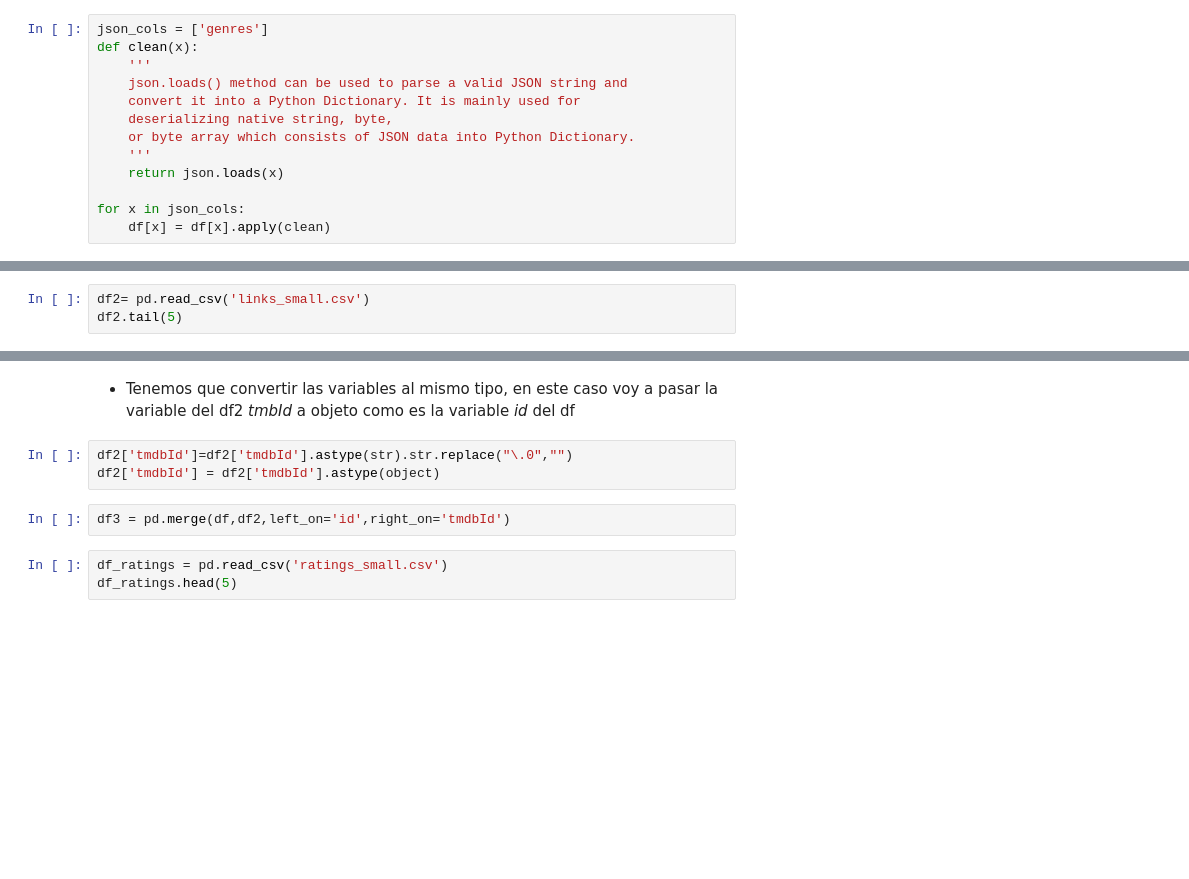
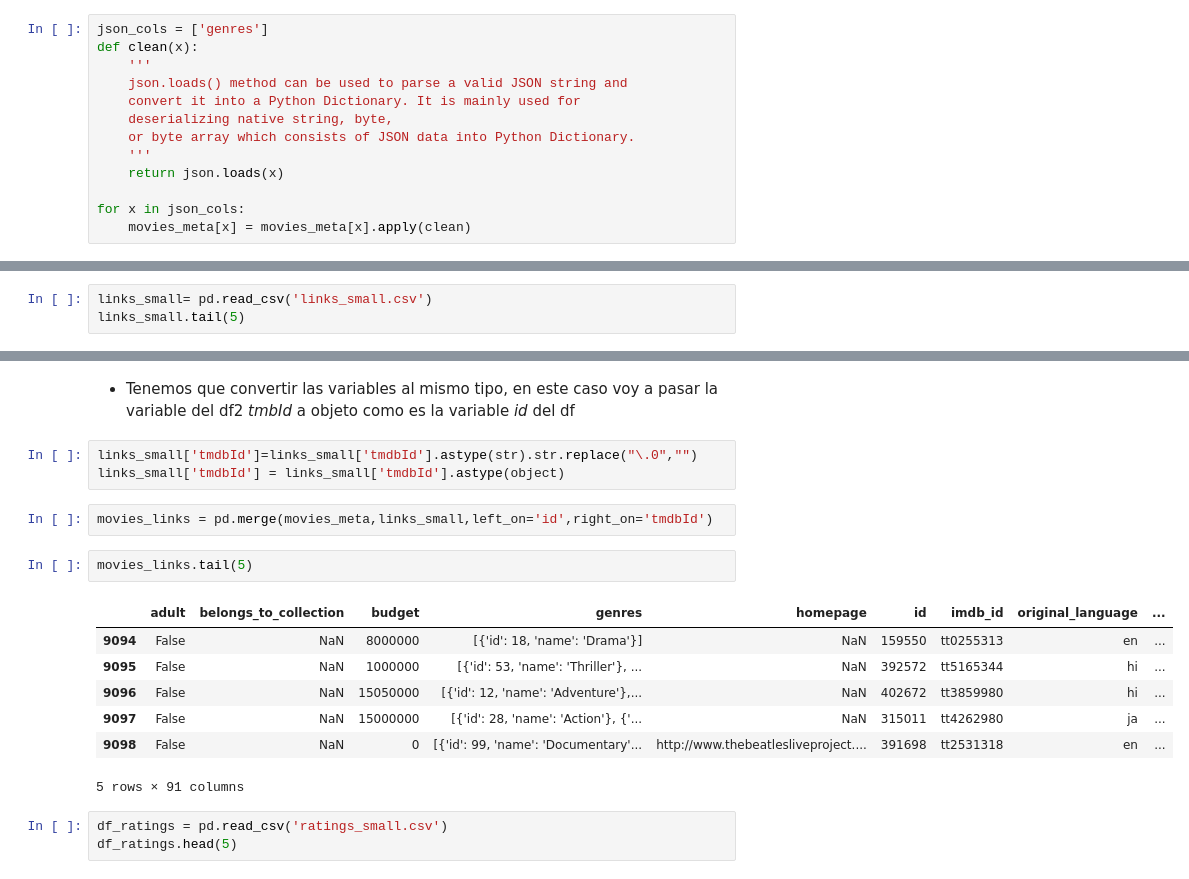
Before and after one commit to BorisRendon/EML_Lab7, a Jupyter notebook: Recomendaciones.ipynb, the cells around one changed output, grey strips where cells are left out. Cells and saved outputs as stored; diff of their text form; blank space fills up the shorter version.

```diff
--- a/Recomendaciones.ipynb
+++ b/Recomendaciones.ipynb
@@ -44,7 +47,7 @@ def clean(x):
     return json.loads(x)
 
 for x in json_cols:
-    df[x] = df[x].apply(clean)
+    movies_meta[x] = movies_meta[x].apply(clean)
 # %%
 def new_json2(x):
 
@@ -90,8 +86,8 @@ Index(['adult', 'belongs_to_collection', 'budget', 'genres', 'homepage', 'id',
 ### Ahora vamos a mezclar los datasets
 * esto con el objetivo de poder tener nuestra data unificada
 # %%
-df2= pd.read_csv('links_small.csv')
-df2.tail(5)
+links_small= pd.read_csv('links_small.csv')
+links_small.tail(5)
 # %% [output]
 |  | movieId | imdbId | tmdbId |
 | 9120 | 162672 | 3859980 | 402672.000000 |
@@ -124,10 +120,20 @@ dtype: object
 # %% [markdown]
 * Tenemos que convertir las variables al mismo tipo, en este caso voy a pasar la variable del df2 *tmbId* a objeto como es la variable *id* del df
 # %%
-df2['tmdbId']=df2['tmdbId'].astype(str).str.replace("\.0","")
-df2['tmdbId'] = df2['tmdbId'].astype(object)
+links_small['tmdbId']=links_small['tmdbId'].astype(str).str.replace("\.0","")
+links_small['tmdbId'] = links_small['tmdbId'].astype(object)
 # %%
-df3 = pd.merge(df,df2,left_on='id',right_on='tmdbId')
+movies_links = pd.merge(movies_meta,links_small,left_on='id',right_on='tmdbId')
+# %%
+movies_links.tail(5)
+# %% [output]
+|  | adult | belongs_to_collection | budget | genres | homepage | id | imdb_id | original_language | ... |
+| 9094 | False | NaN | 8000000 | [{'id': 18, 'name': 'Drama'}] | NaN | 159550 | tt0255313 | en | ... |
+| 9095 | False | NaN | 1000000 | [{'id': 53, 'name': 'Thriller'}, ... | NaN | 392572 | tt5165344 | hi | ... |
+| 9096 | False | NaN | 15050000 | [{'id': 12, 'name': 'Adventure'},... | NaN | 402672 | tt3859980 | hi | ... |
+| 9097 | False | NaN | 15000000 | [{'id': 28, 'name': 'Action'}, {'... | NaN | 315011 | tt4262980 | ja | ... |
+| 9098 | False | NaN | 0 | [{'id': 99, 'name': 'Documentary'... | http://www.thebeatlesliveproject.... | 391698 | tt2531318 | en | ... |
+5 rows × 91 columns
 # %%
 df_ratings = pd.read_csv('ratings_small.csv')
 df_ratings.head(5)
```
Also changed, not shown: parts of 40 cells of this notebook.
